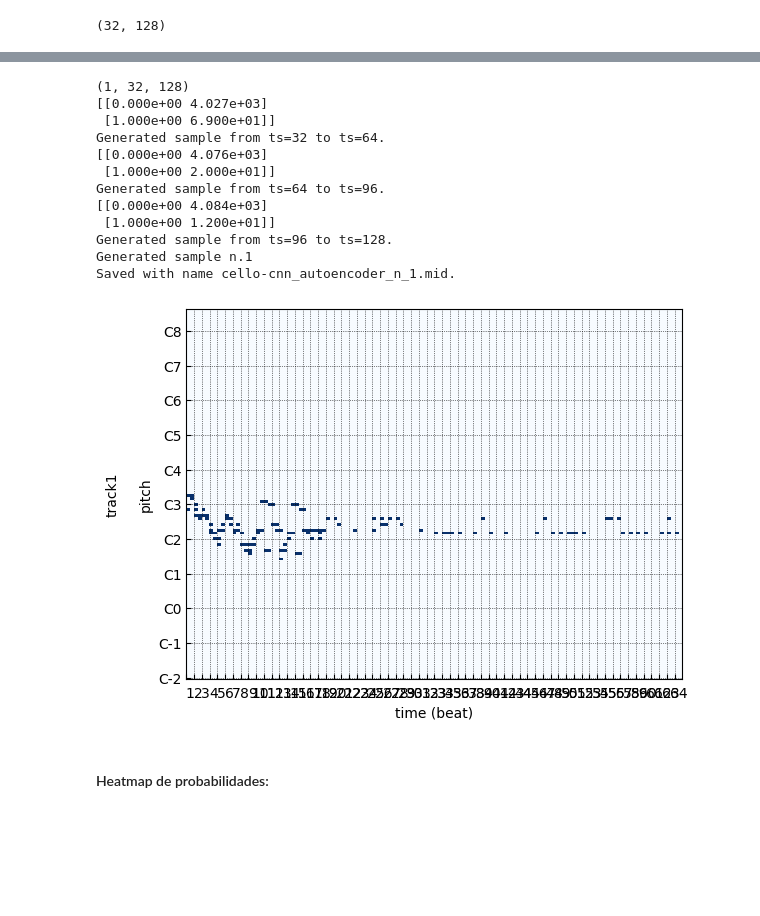
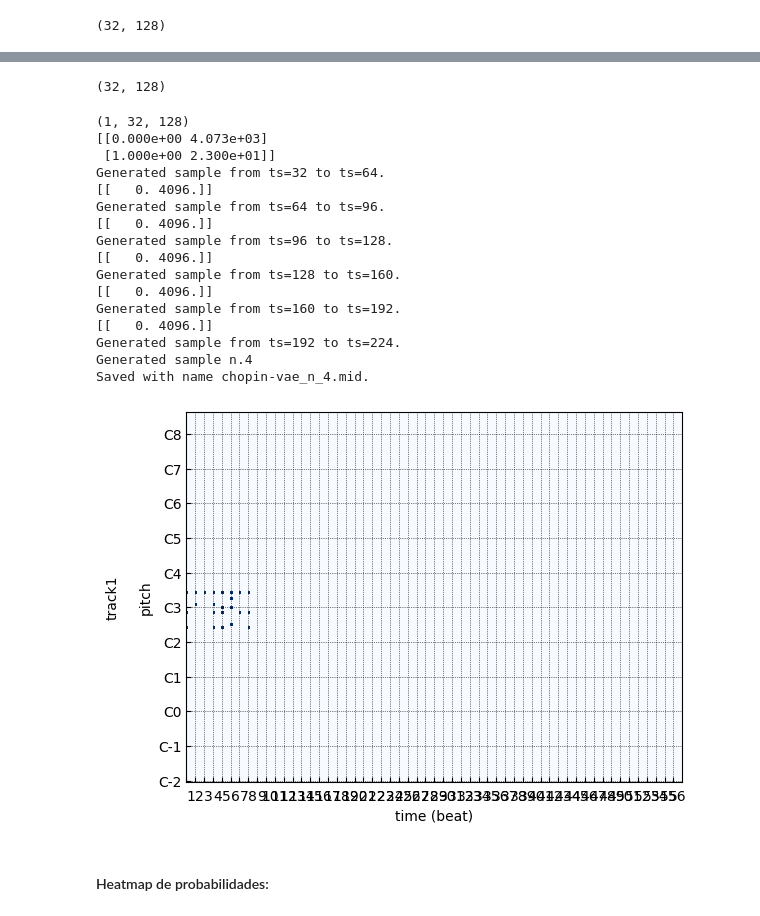
Before and after one commit to STarrio/generative-music, a Jupyter notebook: VAEGeneration.ipynb, the cells around one changed output, grey strips where cells are left out. Cells and saved outputs as stored; diff of their text form; code cells hidden in the pictures; blank space fills up the shorter version.

```diff
--- a/VAEGeneration.ipynb
+++ b/VAEGeneration.ipynb
@@ -148,6 +148,7 @@ class VAE:
         self.weights_folder = os.path.join(BASE_PATH, 'weights',self.name)
 
         input_shape = (seq_len, 128, 1)
+        self.latent_dim = latent_dim
 
         # ENCODER
         i_e = keras.layers.Input(shape=input_shape, name='enc_input')
@@ -290,10 +291,31 @@ class VAE:
 # %%
 class VAESampleGenerator:
     def __init__(self, model, encoder, store_path=STORE_PATH):
-        self.model = model.autoencoder
+        self.vae = model.autoencoder
+        self.vae_encoder = model.encoder
+        self.vae_decoder = model.decoder
         self.encoder = encoder
+        self.vae_latent_dim = model.latent_dim
         self.n_sample = 0
         self.store_path = store_path
+
+
+    def generate_seed(self, threshold=0.6):
+        # random noise vector con la forma del espacio latente
+        znew = np.random.normal(size = (1, self.vae_latent_dim))
+
+        p_out = self.vae_decoder.predict(np.array(znew))
+
+        p_out[p_out < threshold] = 0.0
+        p_out[p_out >= threshold] = 1.0
+
+        p_out = np.reshape(p_out, (self.encoder.seq_len,128))
+
+        self.generated_sequence = p_out
+        self.n_sample=self.n_sample+1
+
+        return p_out
+
 
     def generate(self, seed, sample_length, threshold=0.6):
         seed = seed.astype(float)
@@ -307,13 +329,13 @@ class VAESampleGenerator:
 
             # add dimension for batch
             # (1, max_seq_len, vocab_size)
-            p_in = np.reshape(cur_seed, (1,self.encoder.seq_len, 128))
+            p_in = np.reshape(cur_seed, (1,self.encoder.seq_len, 128, 1))
 
             uniq,counts = np.unique(p_in,return_counts=True)
             print(np.asarray((uniq, counts)).T)
 
             # make a prediction
-            p_out = self.model.predict(p_in,verbose=0)
+            p_out = self.vae.predict(p_in,verbose=0)
             prob_heatmap = np.append(prob_heatmap,[np.reshape(p_out, (self.encoder.seq_len,128))],axis=0)
 
             p_out[p_out < threshold] = 0.0
@@ -335,7 +357,7 @@ class VAESampleGenerator:
 
     def gen2midi(self):
 
-        filename = f'{DATASET}-{self.model.name}_n_{self.n_sample}.mid'
+        filename = f'{DATASET}-{self.vae.name}_n_{self.n_sample}.mid'
 
         pianoroll = self.generated_sequence
 
@@ -441,5 +463,5 @@ cnn.plot_model_graph()
 # %% [markdown]
 Proceso de entrenamiento del modelo:
 # %%
-train_hist=cnn.fit_model(X_train, y_train, X_valid, y_valid, STORE_PATH, epochs=10)
+train_hist=cnn.fit_model(X_train, y_train, X_valid, y_valid, STORE_PATH, epochs=50)
 # %% [output]
@@ -486,4 +512,4 @@ s_in.shape
 (32, 128)
 # %%
 # SampleGenerator object
-sampler = CNNSampleGenerator(cnn, encoder)
+sampler = VAESampleGenerator(cnn, encoder)
@@ -490,21 +520,29 @@ sampler = CNNSampleGenerator(cnn, encoder)
+# %%
+g_seed.shape
+# %% [output]
+(32, 128)
 # %%
 # Generamos una nueva pieza y se guarda en formato MIDI
-sampler.generate(s_in, sample_length=3, threshold=0.2)
+sampler.generate(g_seed, sample_length=6, threshold=0.3)
 sampler.gen2midi()
 # %% [output]
 (1, 32, 128)
-[[0.000e+00 4.027e+03]
- [1.000e+00 6.900e+01]]
+[[0.000e+00 4.073e+03]
+ [1.000e+00 2.300e+01]]
 Generated sample from ts=32 to ts=64.
-[[0.000e+00 4.076e+03]
- [1.000e+00 2.000e+01]]
+[[   0. 4096.]]
 Generated sample from ts=64 to ts=96.
-[[0.000e+00 4.084e+03]
- [1.000e+00 1.200e+01]]
+[[   0. 4096.]]
 Generated sample from ts=96 to ts=128.
-Generated sample n.1
-Saved with name cello-cnn_autoencoder_n_1.mid.
+[[   0. 4096.]]
+Generated sample from ts=128 to ts=160.
+[[   0. 4096.]]
+Generated sample from ts=160 to ts=192.
+[[   0. 4096.]]
+Generated sample from ts=192 to ts=224.
+Generated sample n.4
+Saved with name chopin-vae_n_4.mid.
-[figure, old version]
+[figure, new version]
 # %%
 bt = pr.BinaryTrack(name='track1', pianoroll=pianoroll)
 multitrack = pr.Multitrack(name='song1',tracks=[bt],resolution=2)
```
Also changed, not shown: parts of 10 cells of this notebook.
